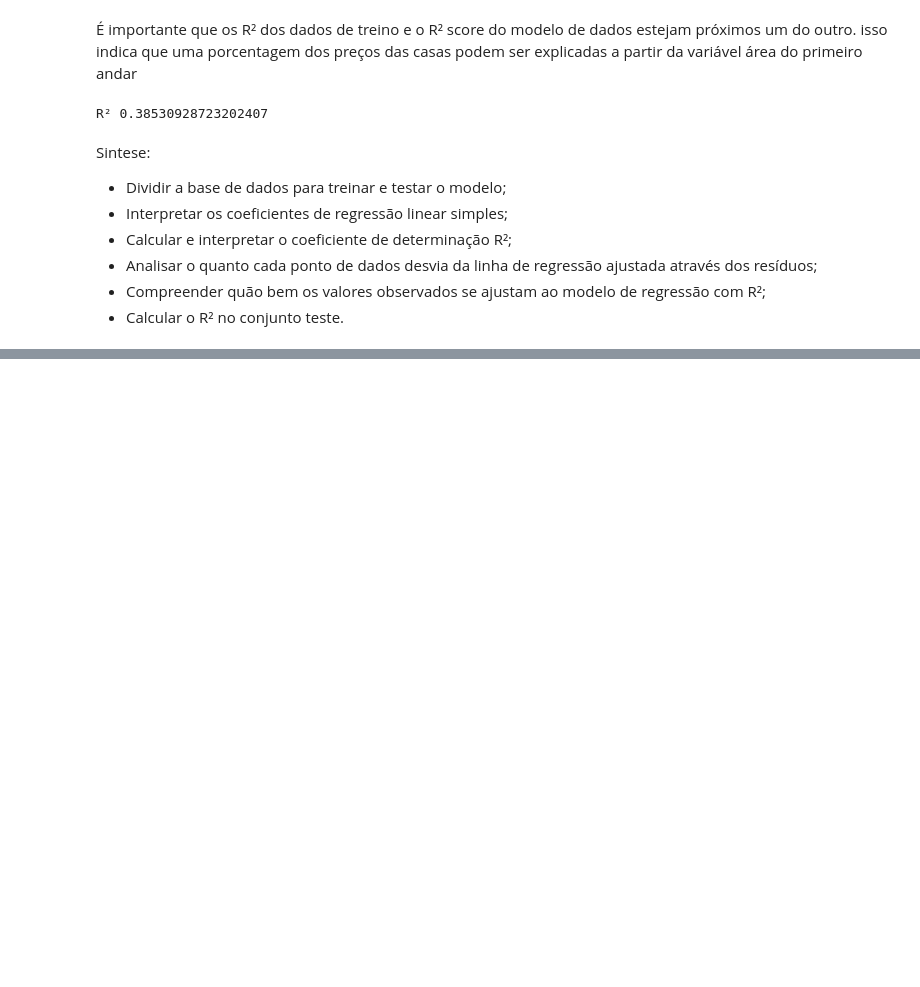
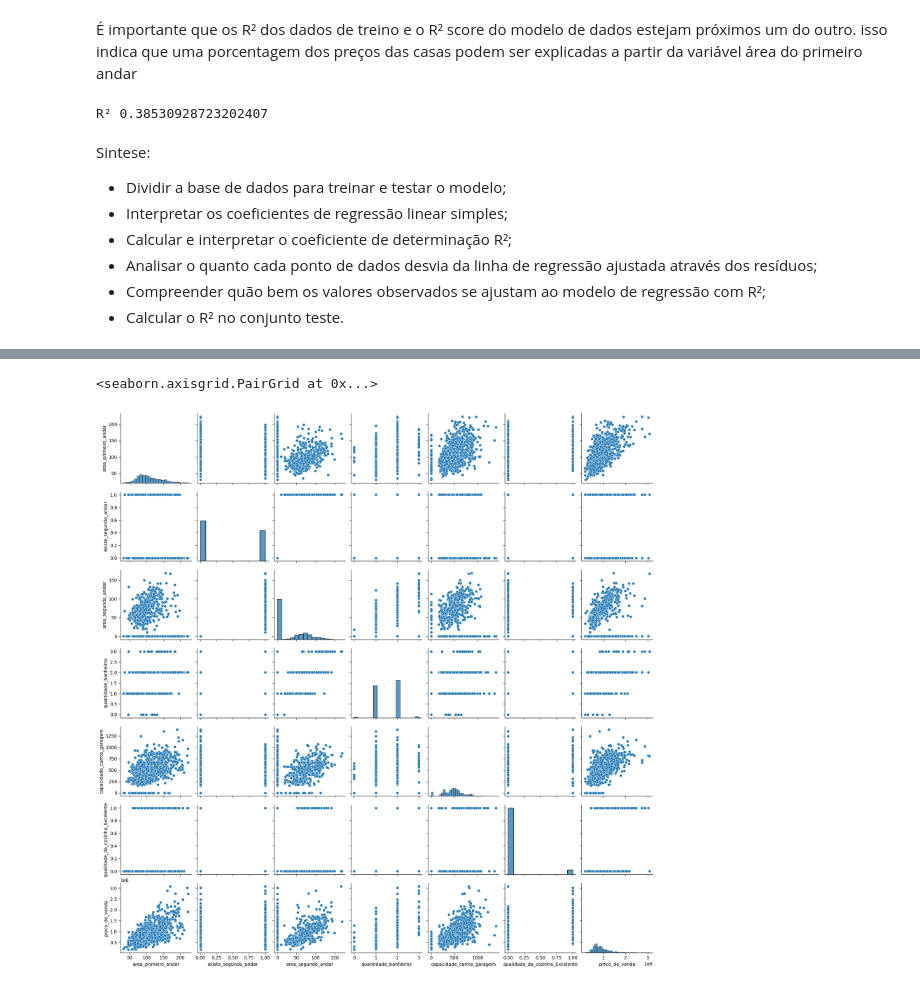
Before and after one commit to LuizinhoXT/Python, a Jupyter notebook: machine_learning/regressao_linear/regressao.ipynb, the cells around one changed output, grey strips where cells are left out. Drawn from its saved outputs; the diff is of its cells as text; code cells hidden in the pictures; blank space fills up the shorter version.

```diff
--- a/machine_learning/regressao_linear/regressao.ipynb
+++ b/machine_learning/regressao_linear/regressao.ipynb
@@ -300,0 +312,5 @@ Sintese:
+# %%
+sns.pairplot(data)
+# %% [output]
+<seaborn.axisgrid.PairGrid at 0x...>
+[figure, added]
```
Also changed, not shown: parts of 20 cells of this notebook.
